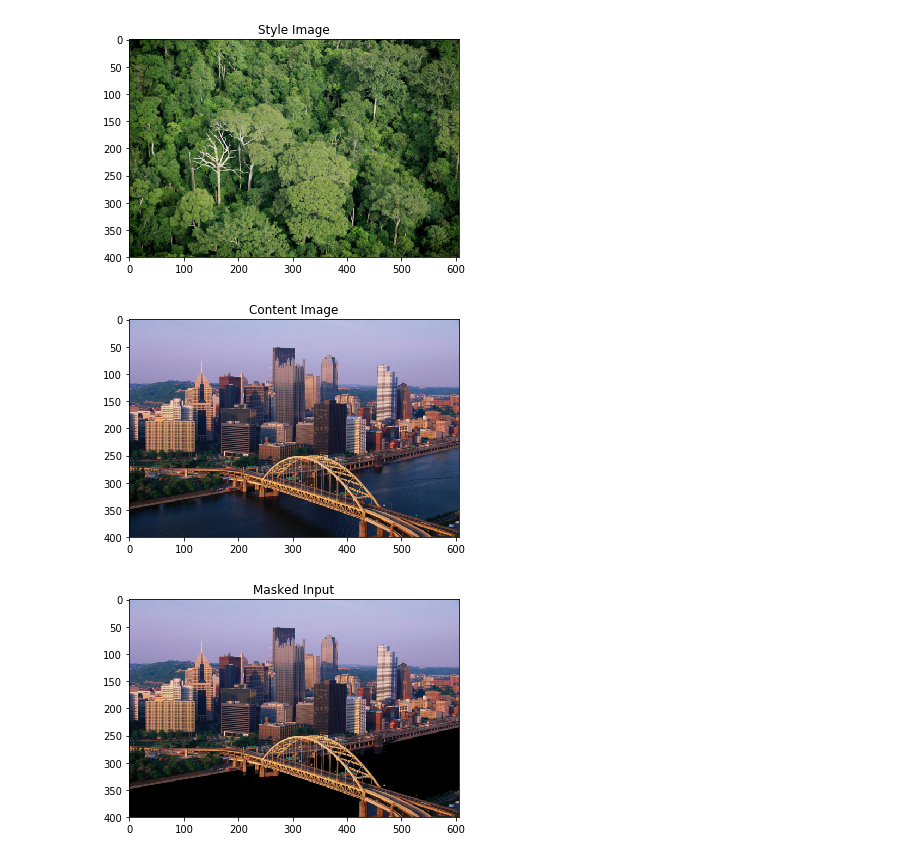
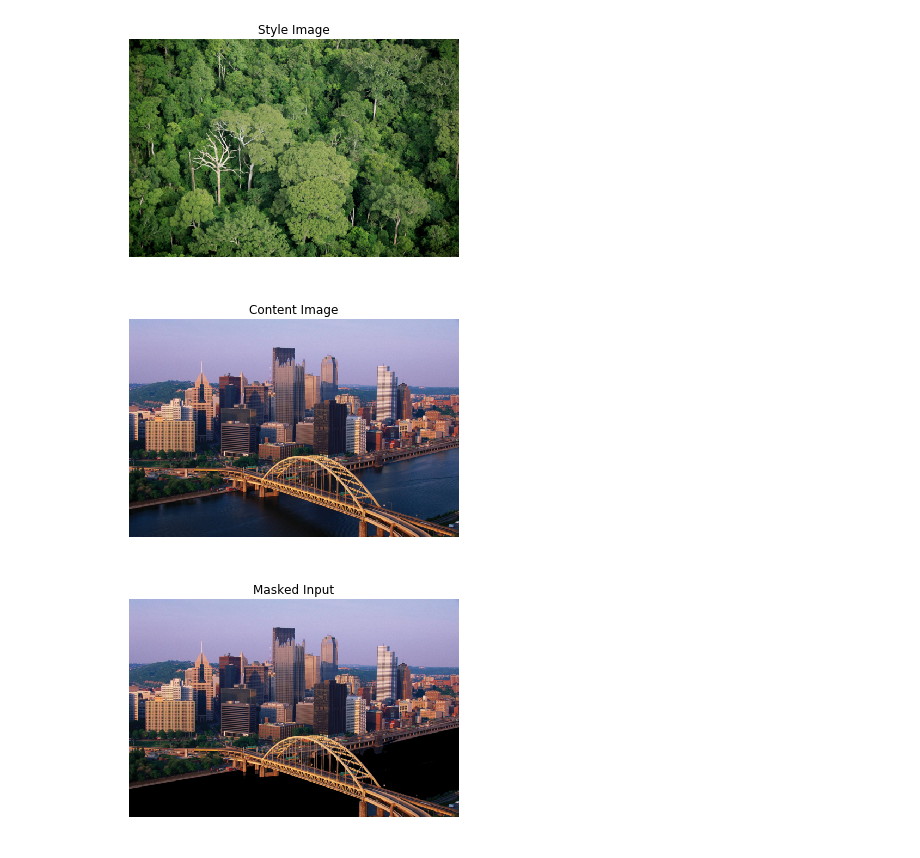
Before and after one commit to TevenLeScao/artXml, a Jupyter notebook: Masked_style_transfer.ipynb, the cells around one changed output. Cells and saved outputs as stored; diff of their text form; code cells hidden in the pictures.

```diff
--- a/Masked_style_transfer.ipynb
+++ b/Masked_style_transfer.ipynb
@@ -38,30 +38,24 @@ content_img = preprocess_image(content_img)
 # %%
 # A function to display images
 unloader = transforms.ToPILImage()  # reconvert into PIL image
-
-plt.ion()
 
 def imshow(tensor, title=None):
     image = tensor.cpu().clone()  # we clone the tensor to not do changes on it
     image = image.squeeze(0)      # remove the fake batch dimension
     image = unloader(image)
+    plt.axis('off')
     plt.imshow(image)
     if title is not None:
         plt.title(title)
     plt.pause(0.001) # pause a bit so that plots are updated
 
-plt.figure()
 imshow(style_img, title='Style Image')
-
-plt.figure()
 imshow(content_img, title='Content Image')
-
-plt.figure()
 imshow(content_img*style_mask.expand_as(content_img), "Masked Input")
 # %% [output]
-[figure, old version]
+[figure, new version]
-[figure, old version]
+[figure, new version]
-[figure, old version]
+[figure, new version]
 # %%
 # Content Loss
 class ContentLoss(nn.Module):
```
Also changed, not shown: parts of 1 cell of this notebook, 1 other file.
